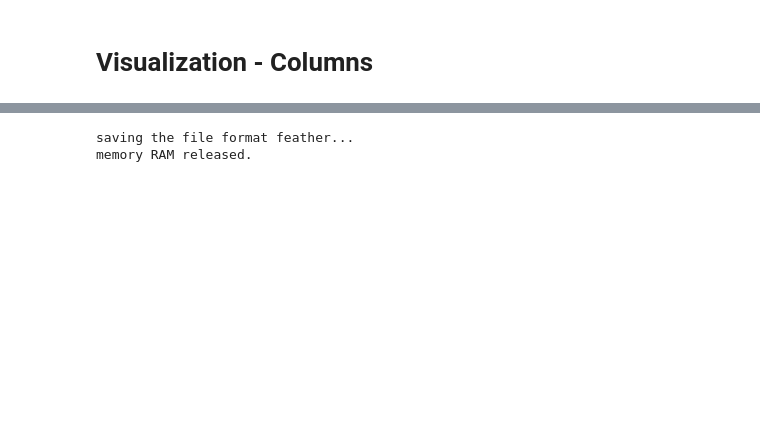
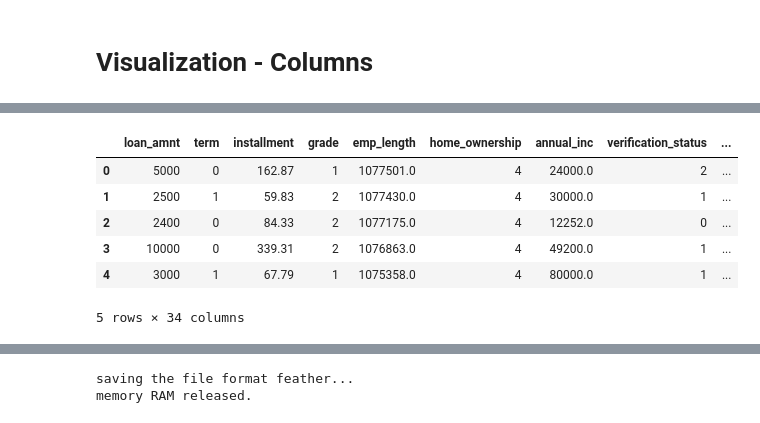
Before and after one commit to andvsilva/dataset, a Jupyter notebook: notebooks/cleaning.ipynb, the cells around one changed output, grey strips where cells are left out. Cells and saved outputs as stored; diff of their text form; code cells hidden in the pictures; blank space fills up the shorter version.

```diff
--- a/notebooks/cleaning.ipynb
+++ b/notebooks/cleaning.ipynb
@@ -394,6 +426,16 @@ memory usage: 12.1 MB
 # %%
 #df_ocean_proximity_cat = df['ocean_proximity'].value_counts(normalize=True).map('{:.2%}'.format)
 #ex.pie(df_ocean_proximity_cat,names='ocean_proximity',title='ocean_proximity')
+# %%
+df.head()
+# %% [output]
+|  | loan_amnt | term | installment | grade | emp_length | home_ownership | annual_inc | verification_status | ... |
+| 0 | 5000 | 0 | 162.87 | 1 | 1077501.0 | 4 | 24000.0 | 2 | ... |
+| 1 | 2500 | 1 | 59.83 | 2 | 1077430.0 | 4 | 30000.0 | 1 | ... |
+| 2 | 2400 | 0 | 84.33 | 2 | 1077175.0 | 4 | 12252.0 | 0 | ... |
+| 3 | 10000 | 0 | 339.31 | 2 | 1076863.0 | 4 | 49200.0 | 1 | ... |
+| 4 | 3000 | 1 | 67.79 | 1 | 1075358.0 | 4 | 80000.0 | 1 | ... |
+5 rows × 34 columns
 # %%
 # Exploring it and understanding what feature each column represents.
 
```
Also changed, not shown: parts of 14 cells of this notebook, 3 other files.
